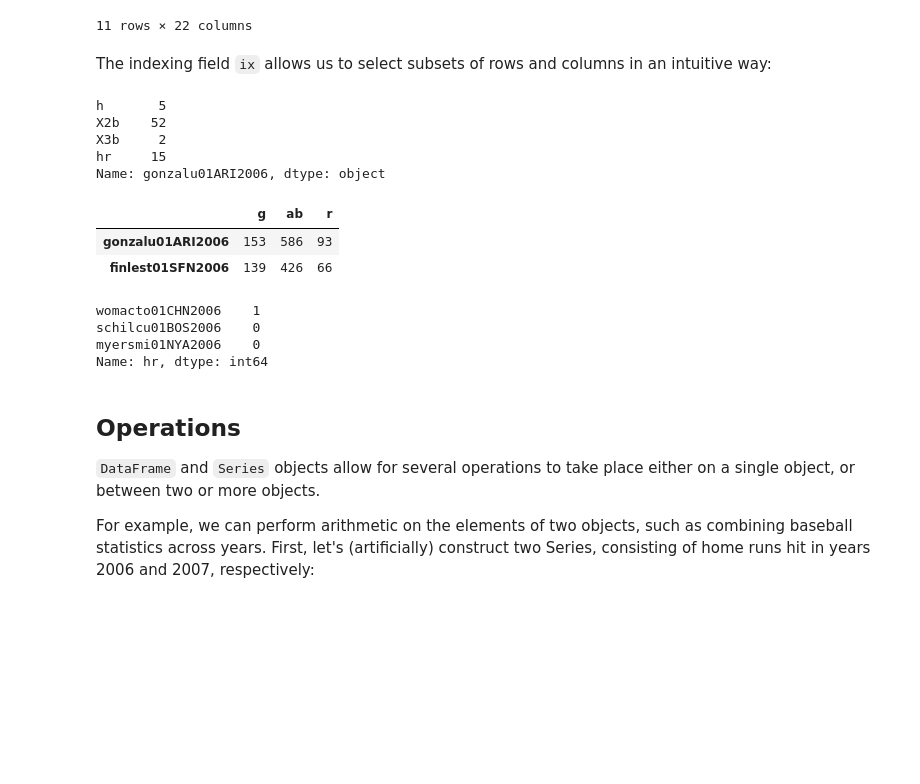
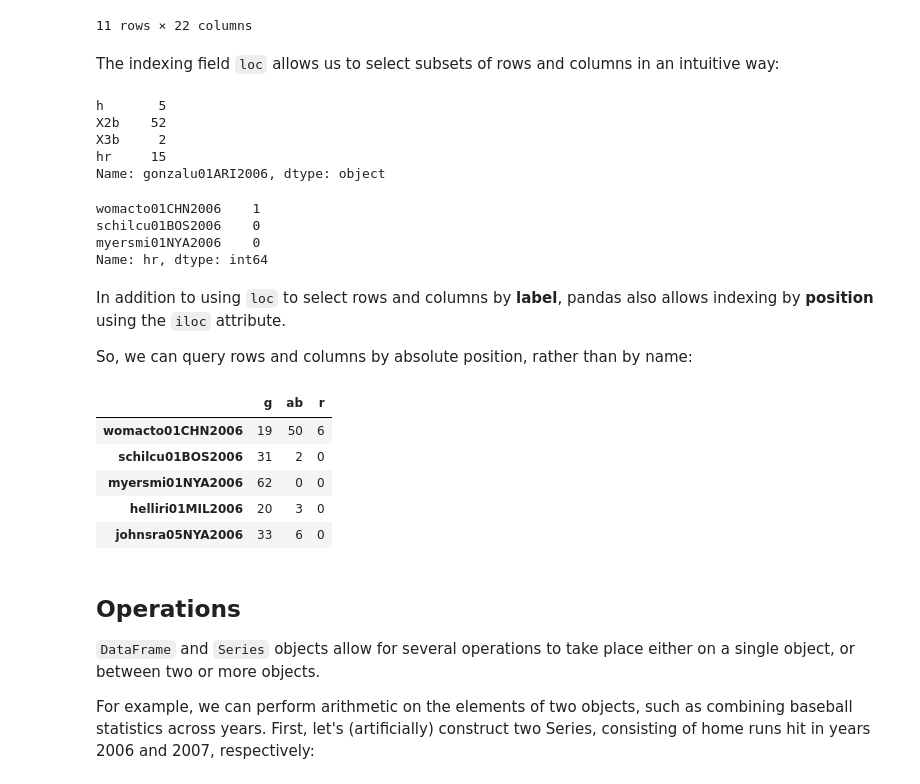
Before and after one commit to emilydolson/2016-01-19-CDC, a Jupyter notebook: scientific_python/pandas_intro.ipynb, the cells around one changed output. Drawn from its saved outputs; the diff is of its cells as text; code cells hidden in the pictures; blank space fills up the shorter version.

Commit message:
Replaced ix indexing with loc and iloc

```diff
--- a/scientific_python/pandas_intro.ipynb
+++ b/scientific_python/pandas_intro.ipynb
@@ -1100,5 +1100,5 @@ baseball_newind.query('ab > @min_ab')
 | biggicr01HOU2007 | biggicr01 | 2007 | 1 | HOU | NL | 141 | 517 | 68 | 130 | 31 | ... | ... |
 11 rows × 22 columns
 # %% [markdown]
-The indexing field `ix` allows us to select subsets of rows and columns in an intuitive way:
+The indexing field `loc` allows us to select subsets of rows and columns in an intuitive way:
 # %%
@@ -1109,19 +1109,26 @@ X2b    52
 X3b     2
 hr     15
 Name: gonzalu01ARI2006, dtype: object
+# %%
+baseball_newind.loc[:'myersmi01NYA2006', 'hr']
+# %% [output]
+womacto01CHN2006    1
+schilcu01BOS2006    0
+myersmi01NYA2006    0
+Name: hr, dtype: int64
+# %% [markdown]
+In addition to using `loc` to select rows and columns by **label**, pandas also allows indexing by **position** using the `iloc` attribute.
+
+So, we can query rows and columns by absolute position, rather than by name:
 # %%
-baseball_newind.ix[['gonzalu01ARI2006','finlest01SFN2006'], 5:8]
+baseball_newind.iloc[:5, 5:8]
 # %% [output]
 |  | g | ab | r |
-| gonzalu01ARI2006 | 153 | 586 | 93 |
-| finlest01SFN2006 | 139 | 426 | 66 |
+| womacto01CHN2006 | 19 | 50 | 6 |
+| schilcu01BOS2006 | 31 | 2 | 0 |
+| myersmi01NYA2006 | 62 | 0 | 0 |
+| helliri01MIL2006 | 20 | 3 | 0 |
+| johnsra05NYA2006 | 33 | 6 | 0 |
-# %%
-baseball_newind.ix[:'myersmi01NYA2006', 'hr']
-# %% [output]
-womacto01CHN2006    1
-schilcu01BOS2006    0
-myersmi01NYA2006    0
-Name: hr, dtype: int64
 # %% [markdown]
 ## Operations
 
```
Also changed, not shown: parts of 63 cells of this notebook, 1 other file.
